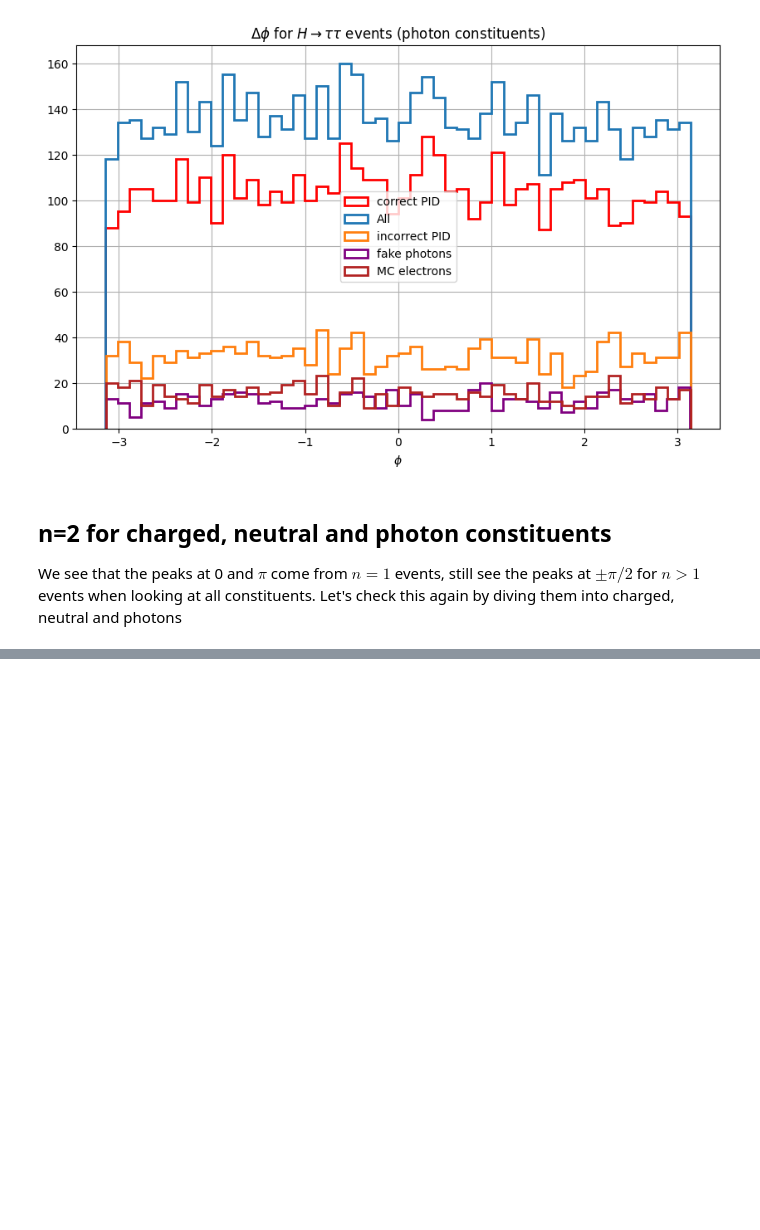
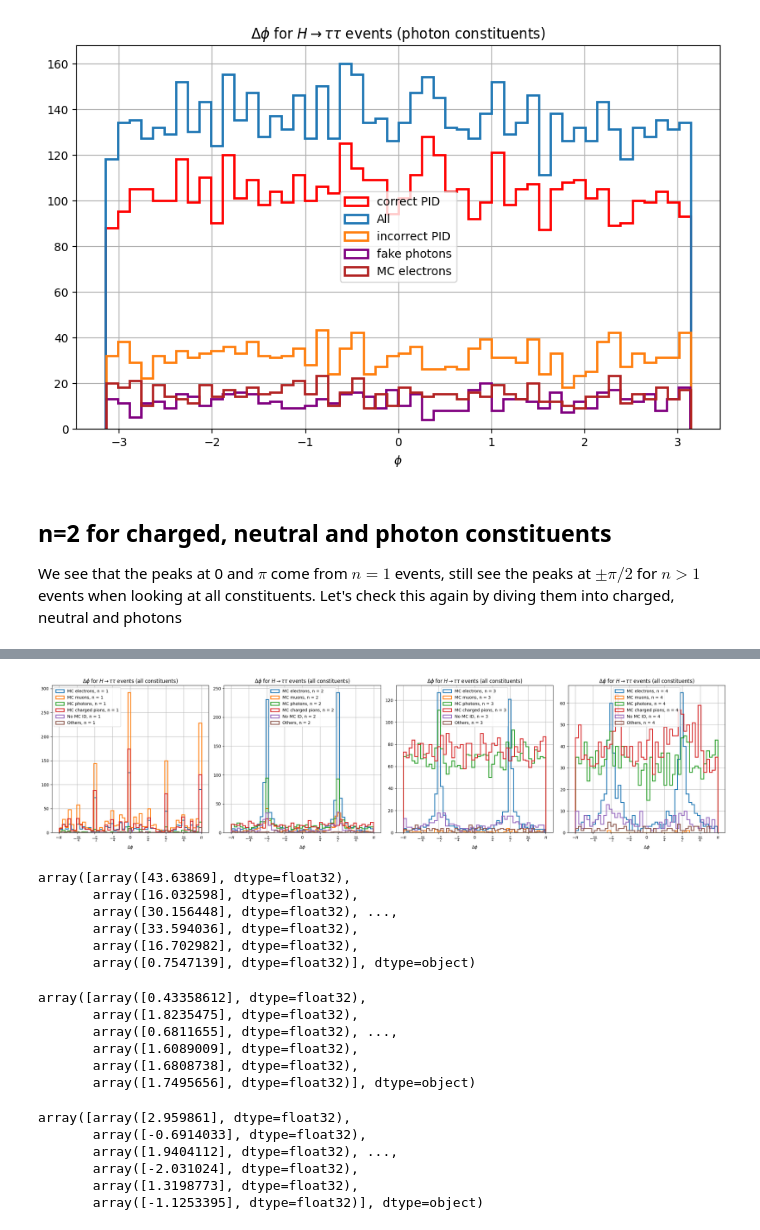
Before and after one commit to saracreates/TaggingResults, a Jupyter notebook: debug_relphi_tau.ipynb, the cells around one changed output, grey strips where cells are left out. Saved outputs shown, nothing was run; the diff lists cells and outputs as text; code cells hidden in the pictures; blank space fills up the shorter version.

```diff
--- a/debug_relphi_tau.ipynb
+++ b/debug_relphi_tau.ipynb
@@ -388,0 +413,8 @@ IndexError: invalid index to scalar variable.
+# %%
+# rel_phi
+
+
+uniques, ncounts = np.unique(np.concatenate(data["pfcand_MCPID"]), return_counts=True)
+sum_part = np.sum(ncounts)
+for n, w in enumerate(uniques):
+    print(f"MC PID {w} \t: {ncounts[n]}", "\t", f"{(ncounts[n]/sum_part)*100:.2} %")
@@ -388,0 +486,60 @@ IndexError: invalid index to scalar variable.
+# %%
+fig, ax = plt.subplots(1, 4, figsize=(23, 6))
+
+bins=50
+
+for i, n in enumerate([i_n1, i_n2, i_n3, i_n4]): #i_n5, i_n6]:
+    ind_MC_e = np.where(np.abs(np.concatenate(data["pfcand_MCPID"][n])) == 11)
+    ind_MC_mu = np.where(np.abs(np.concatenate(data["pfcand_MCPID"][n])) == 13)
+    ind_MC_photon = np.where(np.abs(np.concatenate(data["pfcand_MCPID"][n])) == 22)
+    ind_MC_cpion = np.where(np.abs(np.concatenate(data["pfcand_MCPID"][n])) == 211)
+    ind_MC_noID = np.where(np.concatenate(data["pfcand_MCPID"][n] )== -999)
+    ind_MC_others = np.where((np.abs(np.concatenate(data["pfcand_MCPID"][n])) != 11) & (np.abs(np.concatenate(data["pfcand_MCPID"][n])) != 13) & (np.abs(np.concatenate(data["pfcand_MCPID"][n])) != 22) & (np.abs(np.concatenate(data["pfcand_MCPID"][n])) != 211) & (np.concatenate(data["pfcand_MCPID"][n] )!= -999))
+
+    ax[i].hist(np.concatenate(data["pfcand_phirel"][n])[ind_MC_e], bins=bins, histtype='step', linewidth=2.0, density=False, label=f"MC electrons, n = {i+1}")
+    ax[i].hist(np.concatenate(data["pfcand_phirel"][n])[ind_MC_mu], bins=bins, histtype='step', linewidth=2.0, density=False, label=f"MC muons, n = {i+1}")
+    ax[i].hist(np.concatenate(data["pfcand_phirel"][n])[ind_MC_photon], bins=bins, histtype='step', linewidth=2.0, density=False, label=f"MC photons, n = {i+1}")
+    ax[i].hist(np.concatenate(data["pfcand_phirel"][n])[ind_MC_cpion], bins=bins, histtype='step', linewidth=2.0, density=False, label=f"MC charged pions, n = {i+1}")
+    ax[i].hist(np.concatenate(data["pfcand_phirel"][n])[ind_MC_noID], bins=bins, histtype='step', linewidth=2.0, density=False, label=f"No MC ID, n = {i+1}")
+    ax[i].hist(np.concatenate(data["pfcand_phirel"][n])[ind_MC_others], bins=bins, histtype='step', linewidth=2.0, density=False, label=f"Others, n = {i+1}")
+
+    xticks = [-np.pi,-3*np.pi/4,  -np.pi/2, -np.pi/4, 0, np.pi/4, np.pi/2, 3*np.pi/4, np.pi]
+    xtick_labels = [r'$-\pi$', r'$-\frac{3\pi}{4}$', r'$-\frac{\pi}{2}$', r'$-\frac{\pi}{4}$', r'$0$', r'$\frac{\pi}{4}$', r'$\frac{\pi}{2}$', r'$\frac{3\pi}{4}$', r'$\pi$']
+    ax[i].set_xticks(xticks)
+    ax[i].set_xticklabels(xtick_labels)
+    ax[i].legend()
+    ax[i].set_title(r"$\Delta \phi$ for $H \rightarrow \tau \tau$ events (all constituents)")
+    ax[i].grid()
+    ax[i].set_xlabel(r"$\Delta \phi$")
+
+plt.tight_layout()
+plt.show()
+# %% [output]
+[figure, added]
+# %%
+data["pfcand_p"][i_n1]
+# %% [output]
+array([array([43.63869], dtype=float32),
+       array([16.032598], dtype=float32),
+       array([30.156448], dtype=float32), ...,
+       array([33.594036], dtype=float32),
+       array([16.702982], dtype=float32),
+       array([0.7547139], dtype=float32)], dtype=object)
+# %%
+data["pfcand_theta"][i_n1]
+# %% [output]
+array([array([0.43358612], dtype=float32),
+       array([1.8235475], dtype=float32),
+       array([0.6811655], dtype=float32), ...,
+       array([1.6089009], dtype=float32),
+       array([1.6808738], dtype=float32),
+       array([1.7495656], dtype=float32)], dtype=object)
+# %%
+data["pfcand_phi"][i_n1]
+# %% [output]
+array([array([2.959861], dtype=float32),
+       array([-0.6914033], dtype=float32),
+       array([1.9404112], dtype=float32), ...,
+       array([-2.031024], dtype=float32),
+       array([1.3198773], dtype=float32),
+       array([-1.1253395], dtype=float32)], dtype=object)
```
Also changed, not shown: parts of 23 cells of this notebook.
